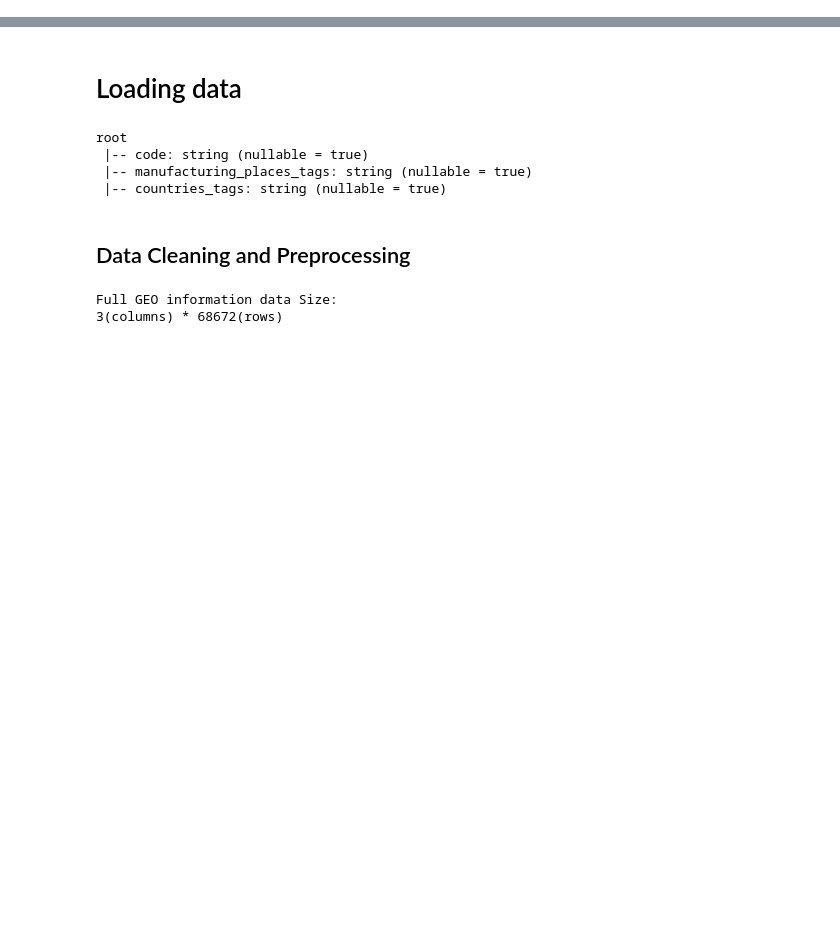
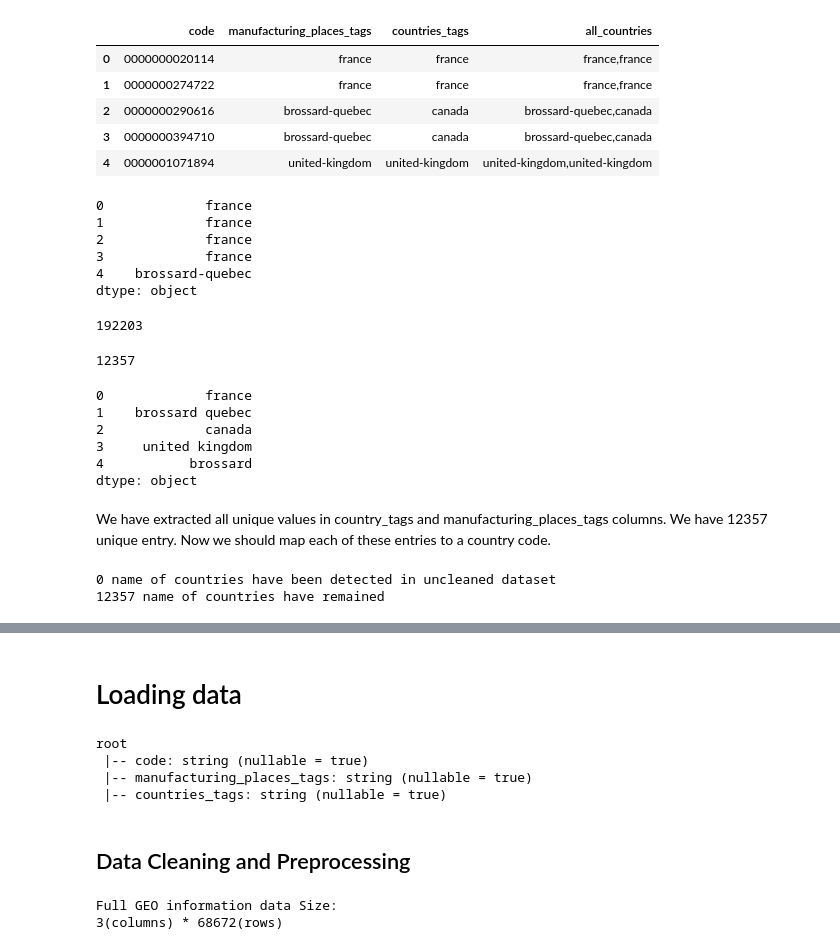
Before and after one commit to MrymZakani/ADA, a Jupyter notebook: project_EU.ipynb, the cells around one changed output, grey strips where cells are left out. Cells and saved outputs as stored; diff of their text form; code cells hidden in the pictures; blank space fills up the shorter version.

```diff
--- a/project_EU.ipynb
+++ b/project_EU.ipynb
@@ -55,0 +98,10 @@ cleaned_off_dataset = 'output/cleaned_off.csv'
+# %%
+off_df.createOrReplaceTempView("off_df")
+
+sql_filter = "SELECT * FROM off_df WHERE \
+            countries_tags is not NULL AND manufacturing_places_tags is not NULL "
+
+off_p_df = spark.sql(sql_filter)
+off_p_all_size = off_p_df.count()
+off_p_cols_size = len(off_p_df.columns)
+print("Full GEO information data Size:\n" + str(off_p_cols_size) + "(columns) * " + str(off_p_all_size) + "(rows)")
@@ -55,0 +124,4 @@ cleaned_off_dataset = 'output/cleaned_off.csv'
+# %%
+# Remove "en:" occurances before name of each country in coutries_tags
+off_p_df = off_p_df.withColumn('countries_tags', F.regexp_replace('countries_tags', "en:", ""))
+off_p_df.show(5)
@@ -55,0 +139,3 @@ cleaned_off_dataset = 'output/cleaned_off.csv'
+# %%
+countries_mapping = off_p_df.toPandas()
+countries_mapping.head()
@@ -55,0 +149,49 @@ cleaned_off_dataset = 'output/cleaned_off.csv'
+# %%
+# create a new database mapping each country to some labels
+
+countries_mapping['all_countries'] = countries_mapping.manufacturing_places_tags +"," + countries_mapping.countries_tags
+# %%
+countries_mapping.head()
+# %% [output]
+|  | code | manufacturing_places_tags | countries_tags | all_countries |
+| 0 | 0000000020114 | france | france | france,france |
+| 1 | 0000000274722 | france | france | france,france |
+| 2 | 0000000290616 | brossard-quebec | canada | brossard-quebec,canada |
+| 3 | 0000000394710 | brossard-quebec | canada | brossard-quebec,canada |
+| 4 | 0000001071894 | united-kingdom | united-kingdom | united-kingdom,united-kingdom |
+# %%
+countries = pd.concat([pd.Series(row['all_countries'].split(','))
+                    for _, row in countries_mapping.iterrows()]).reset_index(drop=True)
+countries.head()
+# %% [output]
+0             france
+1             france
+2             france
+3             france
+4    brossard-quebec
+dtype: object
+# %%
+len(countries)
+# %% [output]
+192203
+# %%
+countries = countries.drop_duplicates().reset_index(drop=True)
+countries = countries.str.replace("-", " ")
+
+# Remove numbers from name of countries
+countries = countries.str.replace('\d+', '')
+
+print(len(countries))
+# %% [output]
+12357
+# %%
+countries.head()
+# %% [output]
+0             france
+1    brossard quebec
+2             canada
+3     united kingdom
+4           brossard
+dtype: object
+# %% [markdown]
+We have extracted all unique values in country_tags and manufacturing_places_tags columns. We have 12357 unique entry. Now we should map each of these entries to a country code.
@@ -55,0 +206,5 @@ cleaned_off_dataset = 'output/cleaned_off.csv'
+# %%
+print_cleaning_status()
+# %% [output]
+0 name of countries have been detected in uncleaned dataset
+12357 name of countries have remained
```
Also changed, not shown: parts of 34 cells of this notebook, 3 other files.
